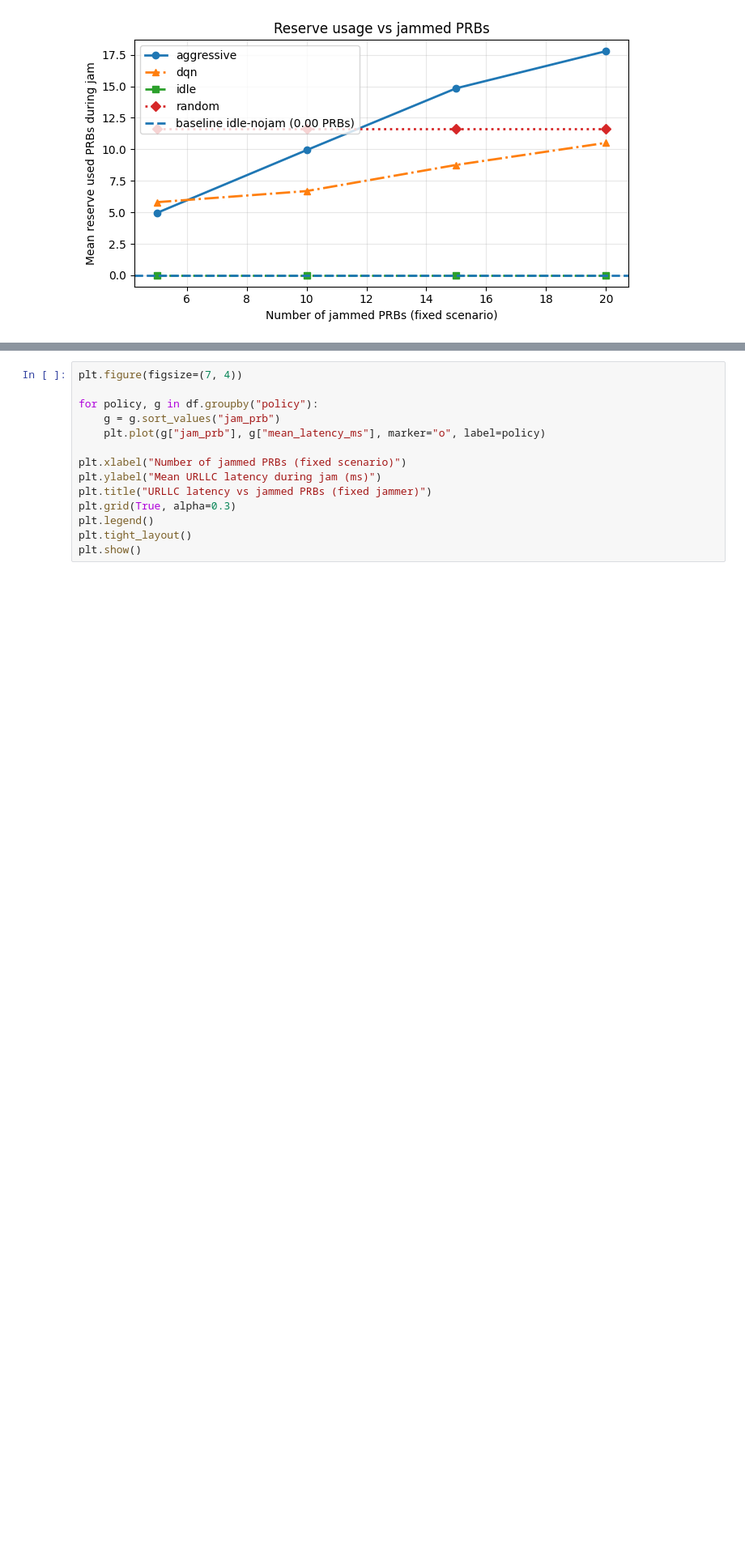
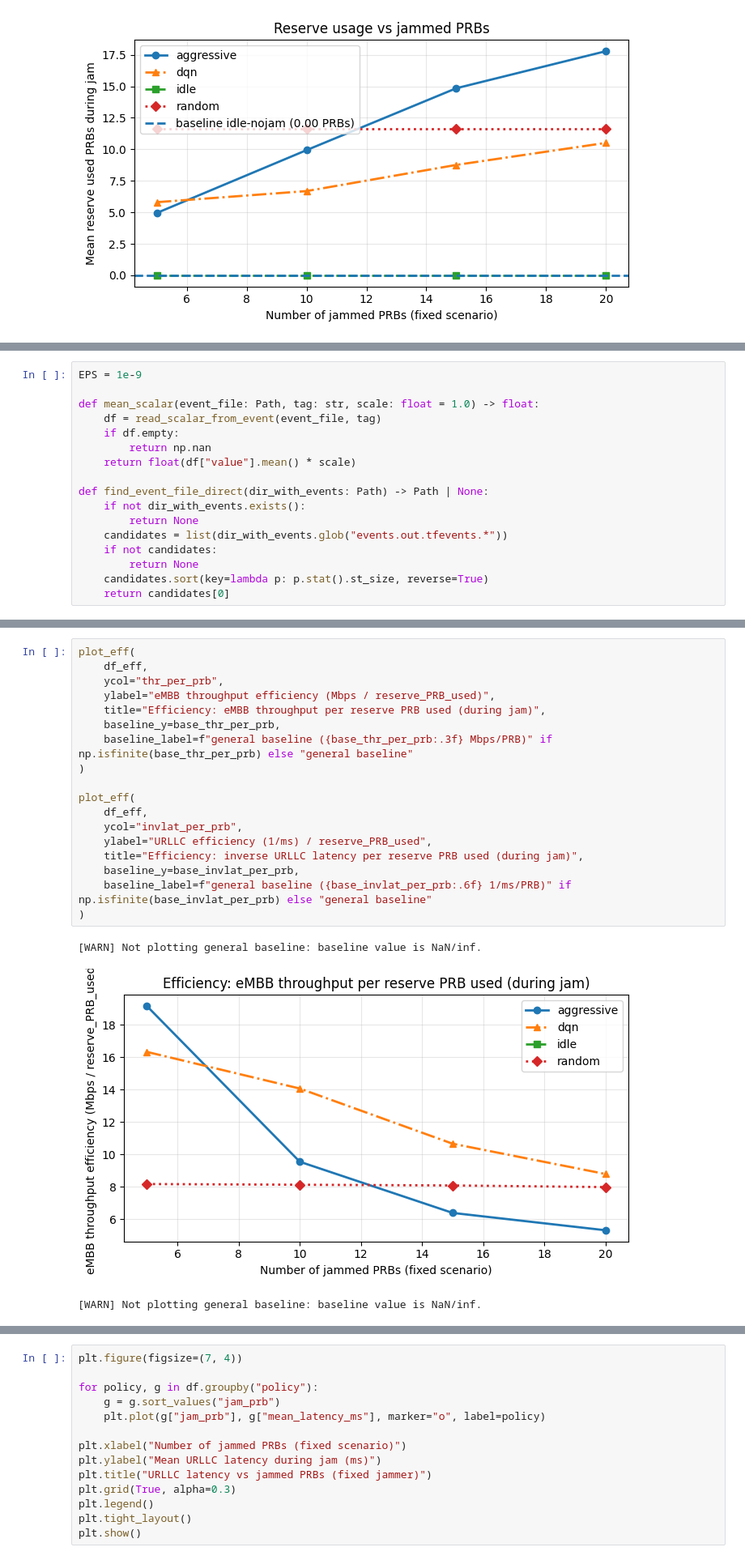
Before and after one commit to ElaheDlv/Resilient_PRB_allocation, a Jupyter notebook: backend/notebooks/Resilient_validation/validation_22jan.ipynb, the cells around one changed output, grey strips where cells are left out. Shown at 81% size. Saved outputs shown, nothing was run; the diff lists cells and outputs as text; blank space fills up the shorter version.

```diff
--- a/backend/notebooks/Resilient_validation/validation_22jan.ipynb
+++ b/backend/notebooks/Resilient_validation/validation_22jan.ipynb
@@ -418,0 +406,17 @@ idle_baseline_ev (global search) = ../../tb_logs/res_validator/random/gym_from_t
+# %%
+EPS = 1e-9
+
+def mean_scalar(event_file: Path, tag: str, scale: float = 1.0) -> float:
+    df = read_scalar_from_event(event_file, tag)
+    if df.empty:
+        return np.nan
+    return float(df["value"].mean() * scale)
+
+def find_event_file_direct(dir_with_events: Path) -> Path | None:
+    if not dir_with_events.exists():
+        return None
+    candidates = list(dir_with_events.glob("events.out.tfevents.*"))
+    if not candidates:
+        return None
+    candidates.sort(key=lambda p: p.stat().st_size, reverse=True)
+    return candidates[0]
@@ -418,0 +559,22 @@ idle_baseline_ev (global search) = ../../tb_logs/res_validator/random/gym_from_t
+# %%
+plot_eff(
+    df_eff,
+    ycol="thr_per_prb",
+    ylabel="eMBB throughput efficiency (Mbps / reserve_PRB_used)",
+    title="Efficiency: eMBB throughput per reserve PRB used (during jam)",
+    baseline_y=base_thr_per_prb,
+    baseline_label=f"general baseline ({base_thr_per_prb:.3f} Mbps/PRB)" if np.isfinite(base_thr_per_prb) else "general baseline"
+)
+
+plot_eff(
+    df_eff,
+    ycol="invlat_per_prb",
+    ylabel="URLLC efficiency (1/ms) / reserve_PRB_used",
+    title="Efficiency: inverse URLLC latency per reserve PRB used (during jam)",
+    baseline_y=base_invlat_per_prb,
+    baseline_label=f"general baseline ({base_invlat_per_prb:.6f} 1/ms/PRB)" if np.isfinite(base_invlat_per_prb) else "general baseline"
+)
+# %% [output]
+[WARN] Not plotting general baseline: baseline value is NaN/inf.
+[figure, added]
+[WARN] Not plotting general baseline: baseline value is NaN/inf.
```
Also changed, not shown: parts of 29 cells of this notebook, 1 other file.
